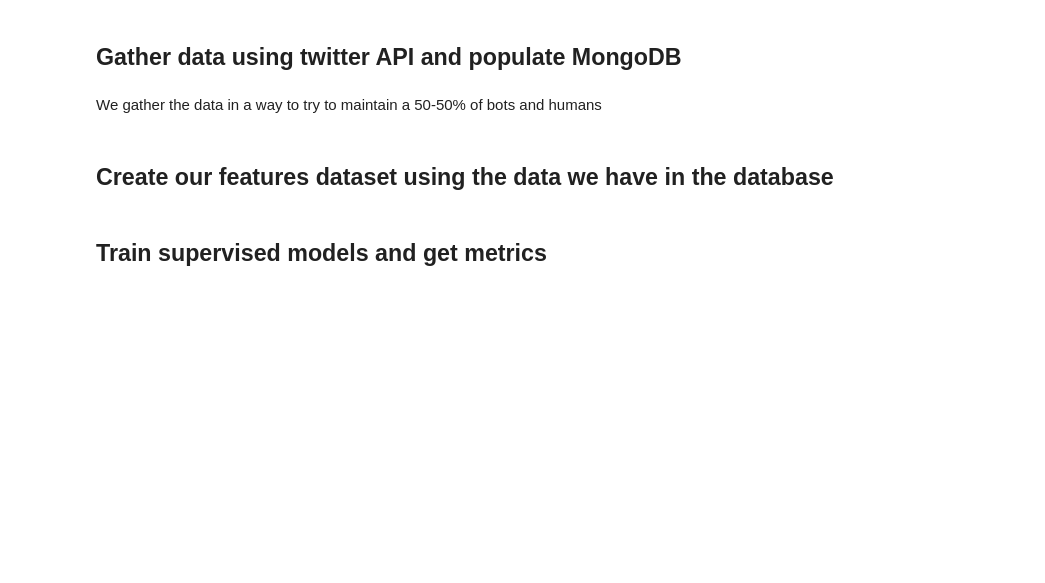
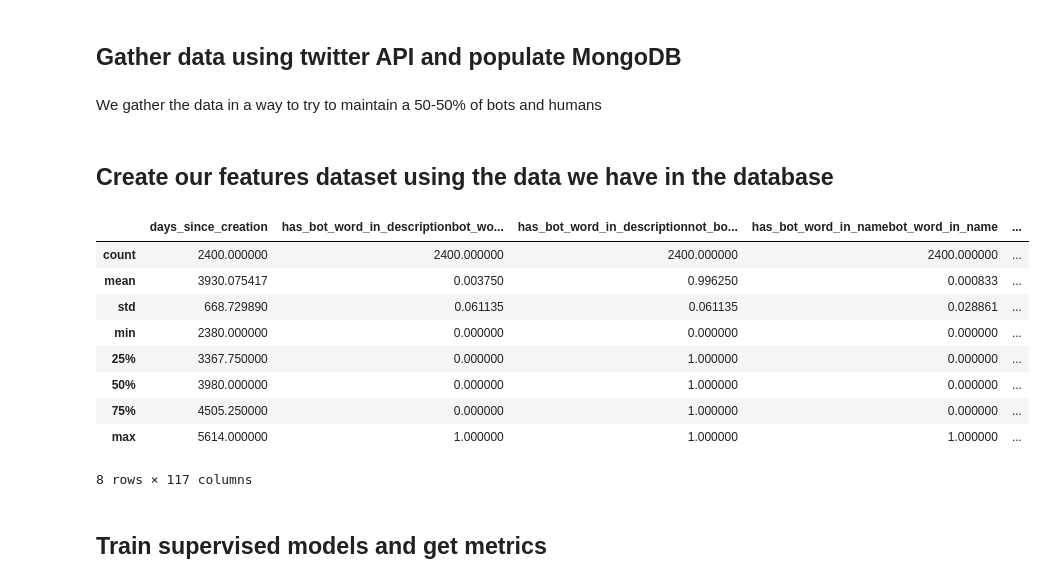
Before and after one commit to MnAppsNet/Twitter-Bot-Detection, a Jupyter notebook: Twitter Bot Detection.ipynb, the cells around one changed output. Drawn from its saved outputs; the diff is of its cells as text; code cells hidden in the pictures; blank space fills up the shorter version.

```diff
--- a/Twitter Bot Detection.ipynb
+++ b/Twitter Bot Detection.ipynb
@@ -40,5 +41,18 @@ dataset = preprocessing.scale(dataset)                          #Scale features
 dataset["label"] = dataset["label"].map({"HUMAN": 0, "BOT": 1}) #Map BOT label to 1 and Human label to 0
 pprint('Done!')
+# %%
+dataset.describe()
+# %% [output]
+|  | days_since_creation | has_bot_word_in_descriptionbot_wo... | has_bot_word_in_descriptionnot_bo... | has_bot_word_in_namebot_word_in_name | ... |
+| count | 2400.000000 | 2400.000000 | 2400.000000 | 2400.000000 | ... |
+| mean | 3930.075417 | 0.003750 | 0.996250 | 0.000833 | ... |
+| std | 668.729890 | 0.061135 | 0.061135 | 0.028861 | ... |
+| min | 2380.000000 | 0.000000 | 0.000000 | 0.000000 | ... |
+| 25% | 3367.750000 | 0.000000 | 1.000000 | 0.000000 | ... |
+| 50% | 3980.000000 | 0.000000 | 1.000000 | 0.000000 | ... |
+| 75% | 4505.250000 | 0.000000 | 1.000000 | 0.000000 | ... |
+| max | 5614.000000 | 1.000000 | 1.000000 | 1.000000 | ... |
+8 rows × 117 columns
 # %% [markdown]
 ## Train supervised models and get metrics
 # %%
```
Also changed, not shown: parts of 18 cells of this notebook, 5 other files.
